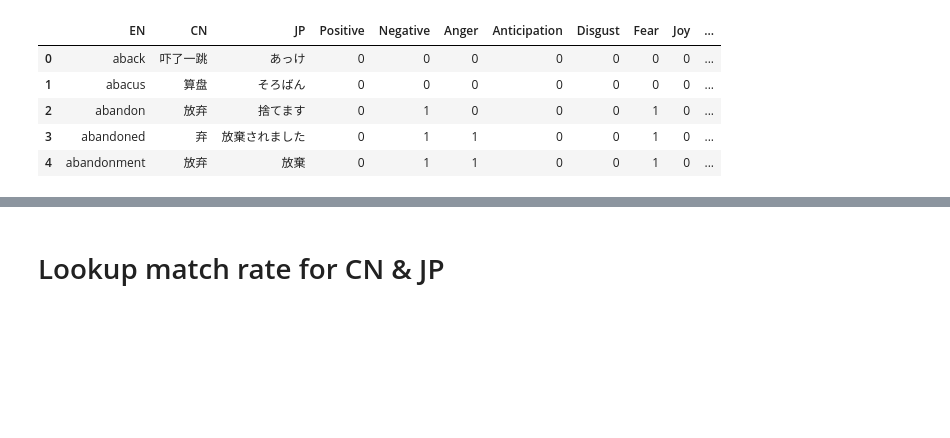
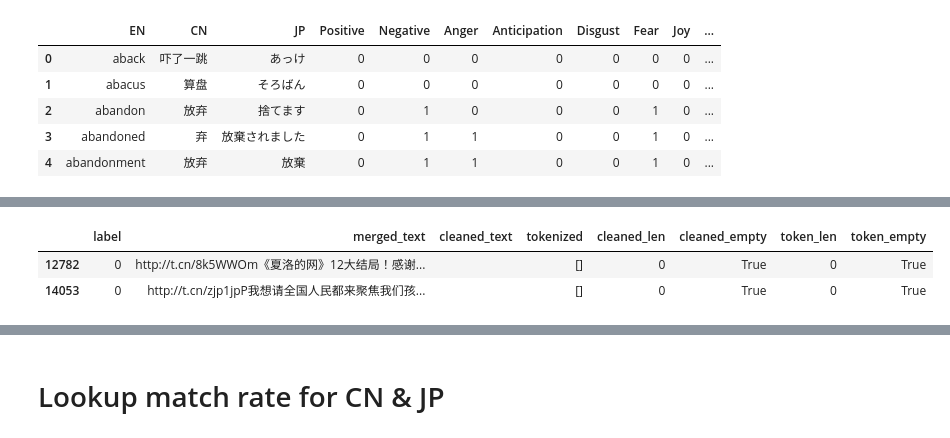
Before and after one commit to acl13820-cmd/Cross-language-transfer-learning-for-misinformation-detection, a Jupyter notebook: nlp_emotion_detection.ipynb, the cells around one changed output, grey strips where cells are left out. Cells and saved outputs as stored; diff of their text form; code cells hidden in the pictures; blank space fills up the shorter version.

```diff
--- a/nlp_emotion_detection.ipynb
+++ b/nlp_emotion_detection.ipynb
@@ -170,0 +228,6 @@ nrc.head()
+# %%
+cn[cn['token_empty']==True]
+# %% [output]
+|  | label | merged_text | cleaned_text | tokenized | cleaned_len | cleaned_empty | token_len | token_empty |
+| 12782 | 0 | http://t.cn/8k5WWOm《夏洛的网》12大结局！感谢... |  | [] | 0 | True | 0 | True |
+| 14053 | 0 | http://t.cn/zjp1jpP我想请全国人民都来聚焦我们孩... |  | [] | 0 | True | 0 | True |
```
Also changed, not shown: parts of 23 cells of this notebook, 4 other files.
